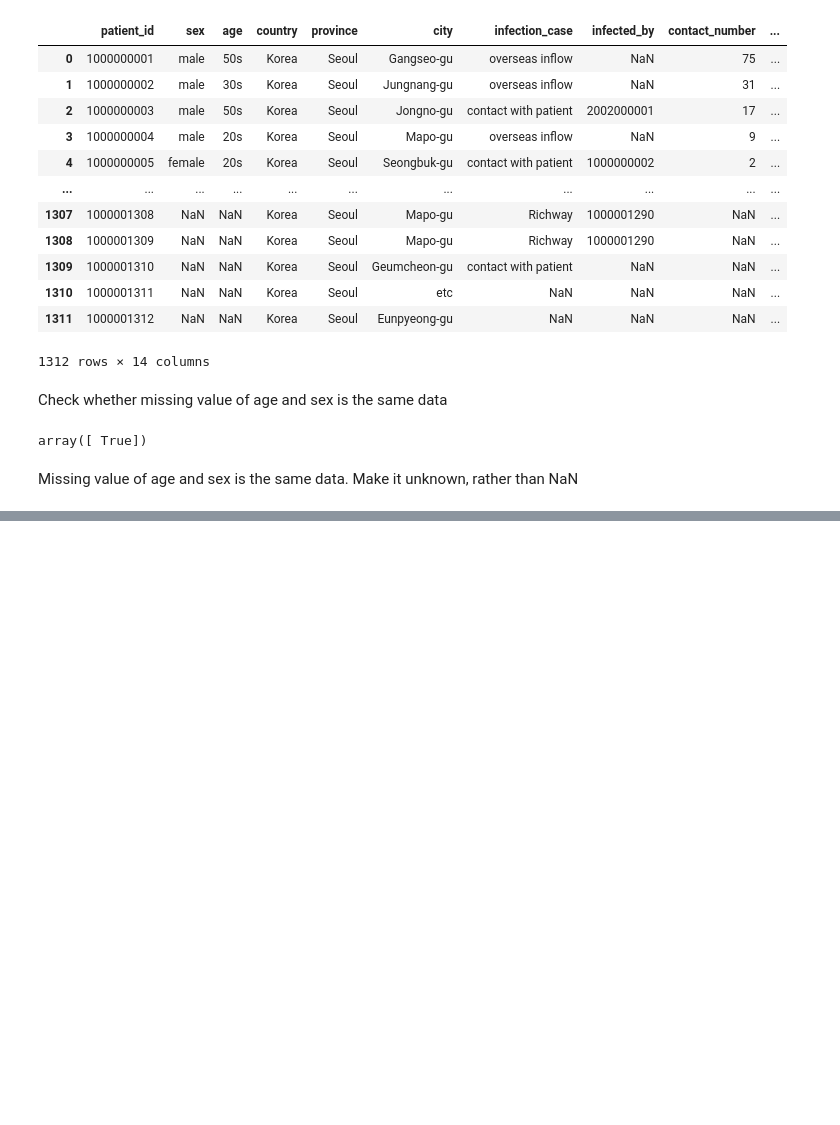
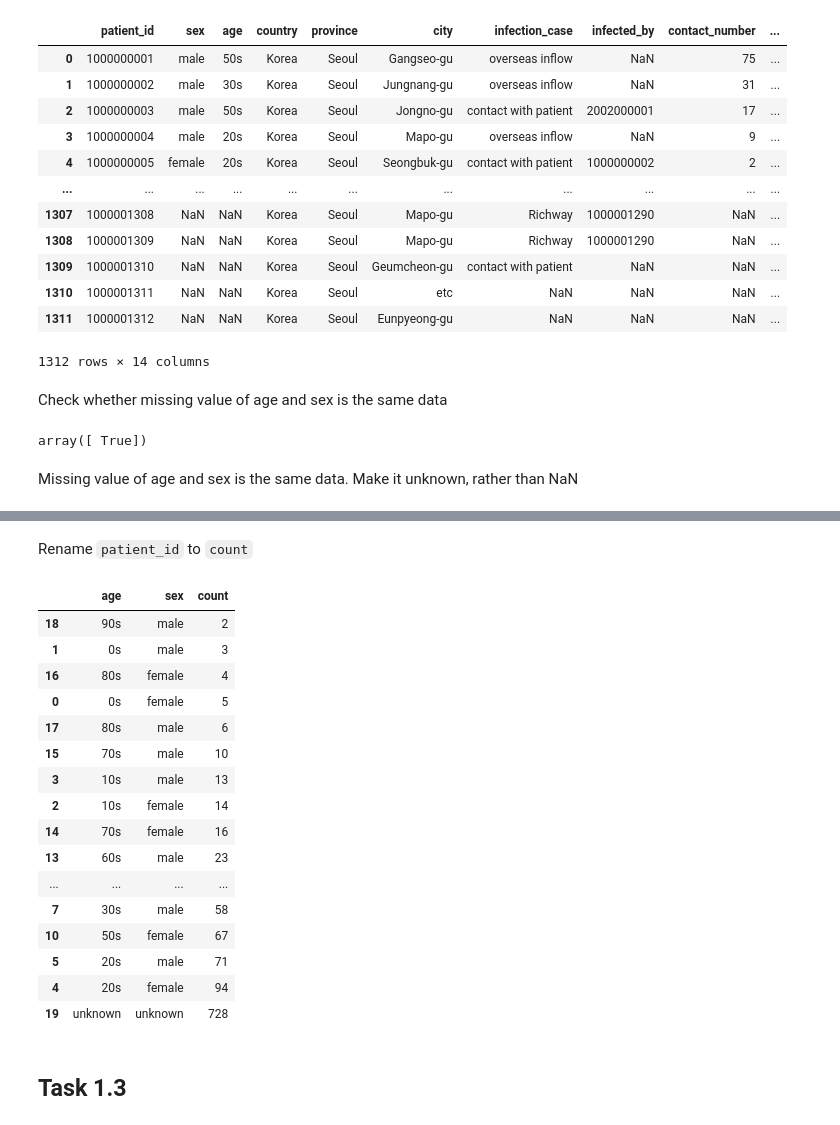
Before and after one commit to stefanusgusega/covid-data-analysis, a Jupyter notebook: notebook/eda.ipynb, the cells around one changed output, grey strips where cells are left out. Cells and saved outputs as stored; diff of their text form; code cells hidden in the pictures; blank space fills up the shorter version.

Commit message:
feat: finish task 1.2

```diff
--- a/notebook/eda.ipynb
+++ b/notebook/eda.ipynb
@@ -159,0 +207,25 @@ Missing value of age and sex is the same data. Make it unknown, rather than NaN
+# %% [markdown]
+Rename `patient_id` to `count`
+# %%
+grouped_age_sex_df.rename(columns=dict(patient_id='count'), inplace=True)
+grouped_age_sex_df
+# %% [output]
+|  | age | sex | count |
+| 18 | 90s | male | 2 |
+| 1 | 0s | male | 3 |
+| 16 | 80s | female | 4 |
+| 0 | 0s | female | 5 |
+| 17 | 80s | male | 6 |
+| 15 | 70s | male | 10 |
+| 3 | 10s | male | 13 |
+| 2 | 10s | female | 14 |
+| 14 | 70s | female | 16 |
+| 13 | 60s | male | 23 |
+| ... | ... | ... | ... |
+| 7 | 30s | male | 58 |
+| 10 | 50s | female | 67 |
+| 5 | 20s | male | 71 |
+| 4 | 20s | female | 94 |
+| 19 | unknown | unknown | 728 |
+# %% [markdown]
+## Task 1.3
```
Also changed, not shown: parts of 5 cells of this notebook.
